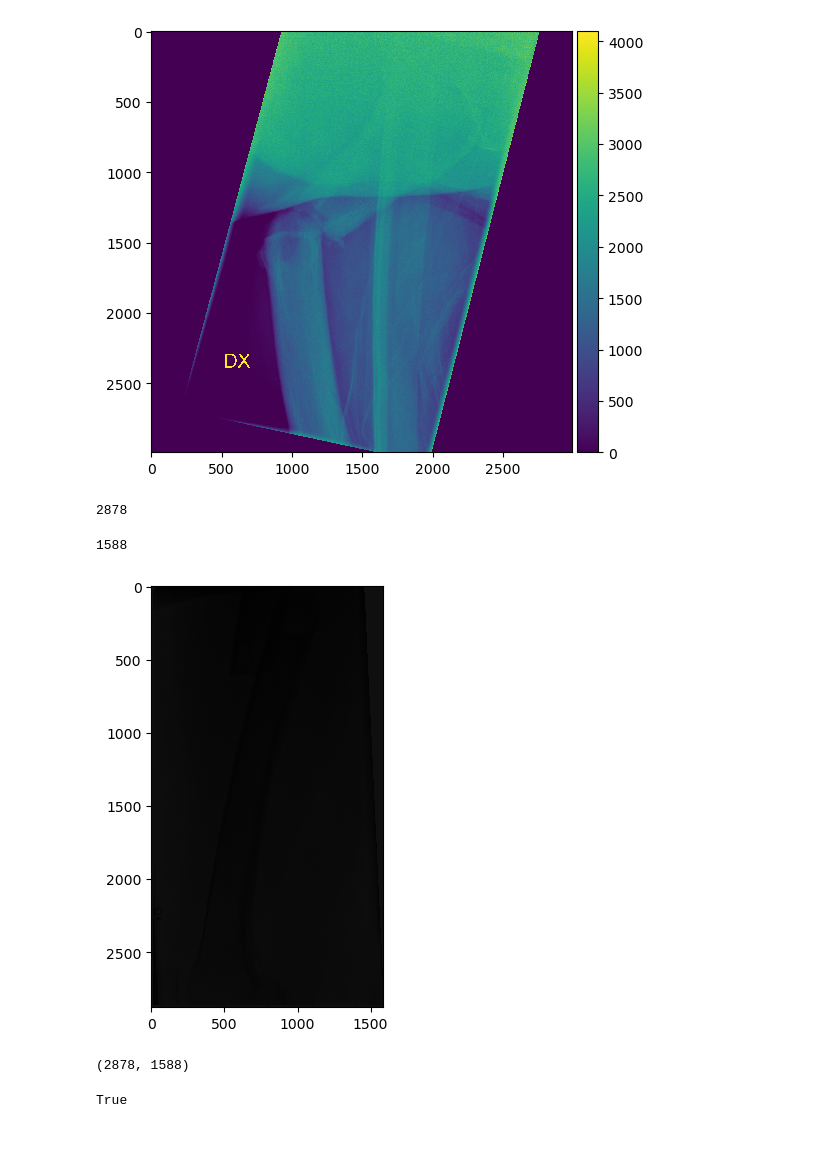
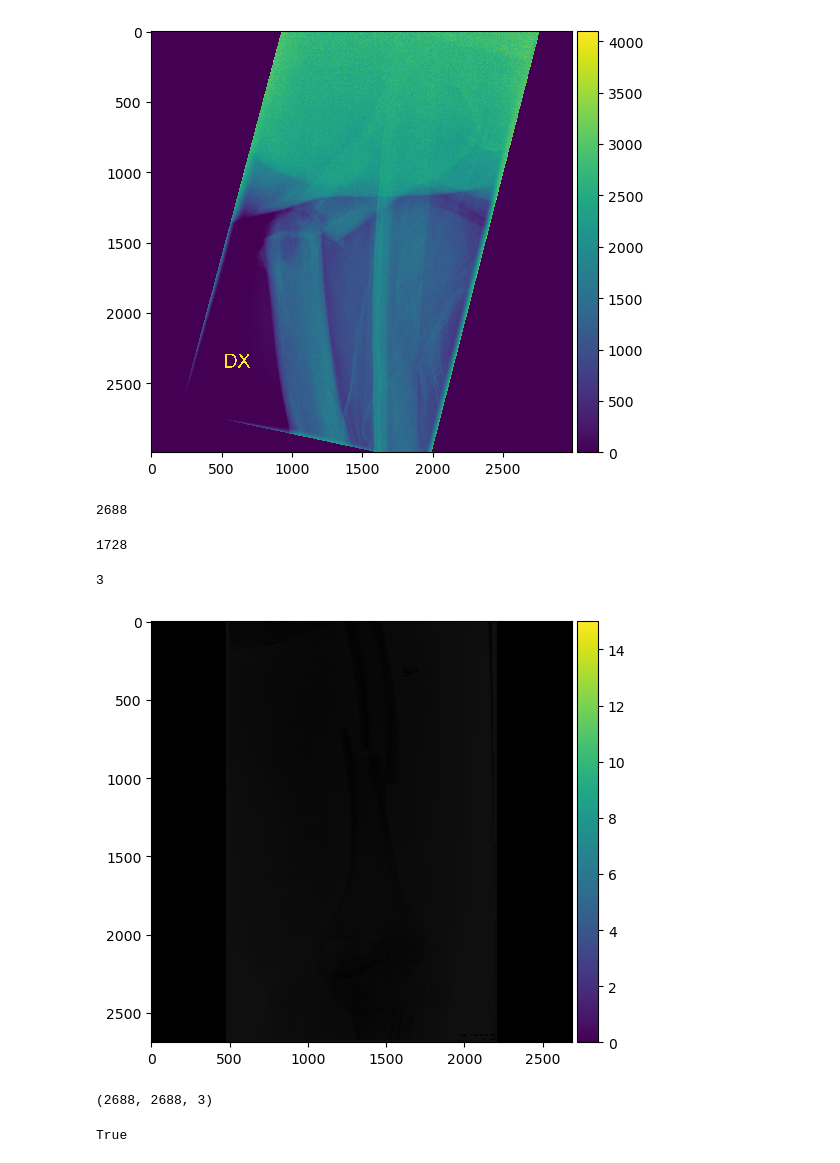
Before and after one commit to chayansraj/Vision-Transformer-Research, a Jupyter notebook: image_analysis.ipynb, the cells around one changed output. Drawn from its saved outputs; the diff is of its cells as text; code cells hidden in the pictures.

Commit message:
image resize

```diff
--- a/image_analysis.ipynb
+++ b/image_analysis.ipynb
@@ -49,31 +49,35 @@ io.show()
 # %% [output]
 [figure]
 # %%
-img = cv2.imread("../AFF_large/patient_9_AFF_class_1_modality_CR_scanoccasion_0_imagenumber_3.png", cv2.IMREAD_UNCHANGED)
+img = cv2.imread("../AFF_large/patient_78_AFF_class_1_modality_CR_scanoccasion_0_imagenumber_1.png")
 
 #get size
-height, width= img.shape
+height, width, c= img.shape
 height
 # %% [output]
-2878
+2688
 # %%
 width
 # %% [output]
-1588
+1728
+# %%
+c
+# %% [output]
+3
 # %%
 # Create a black image
 x = height if height > width else width
 y = height if height > width else width
-squared_image= np.zeros((x,y), np.uint16)
+squared_image= np.zeros((x,y,3), np.uint64)
 
 squared_image[int((y-height)/2):int(y-(y-height)/2), int((x-width)/2):int(x-(x-width)/2)] = img
 
-io.imshow(img)
+io.imshow(squared_image)
 io.show()
-img.shape
+squared_image.shape
 # %% [output]
-[figure, old version]
+[figure, new version]
-(2878, 1588)
+(2688, 2688, 3)
 # %%
 cv2.imwrite('resized.png', squared_image)
 # %% [output]
```
Also changed, not shown: parts of 1 cell of this notebook, 1 other file.
